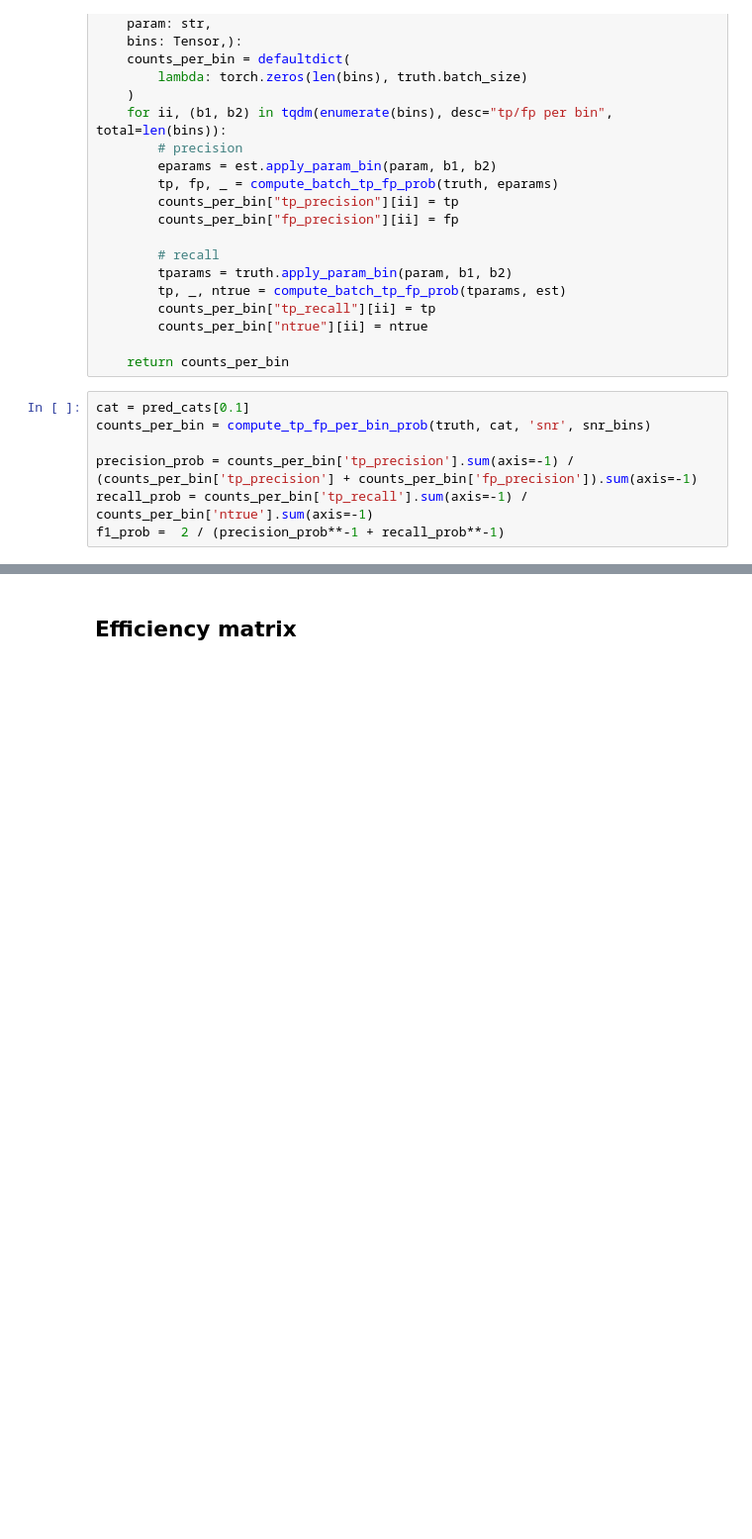
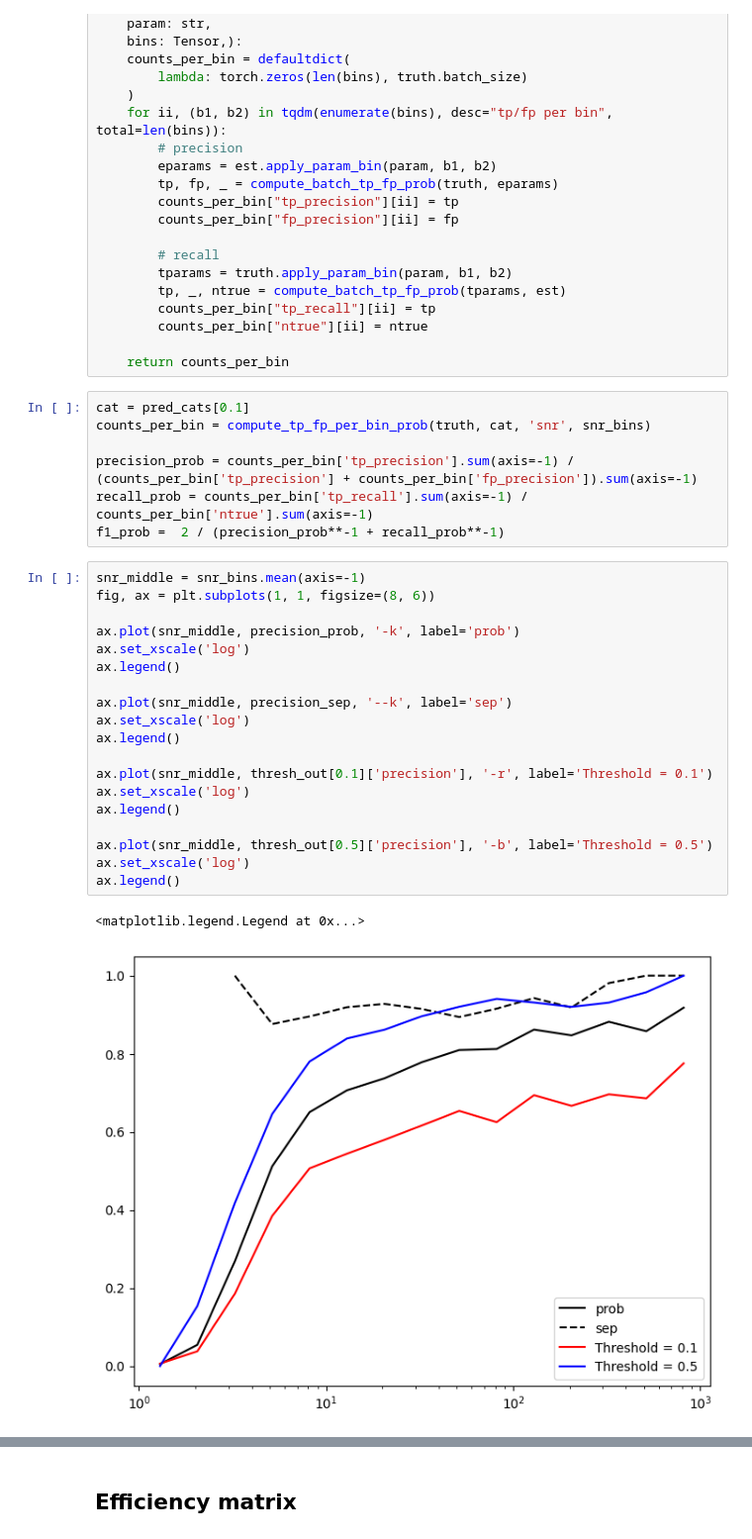
Before and after one commit to ismael-mendoza/bliss, a Jupyter notebook: experiment/notebooks/explore/new-results-detection1.ipynb, the cells around one changed output, grey strips where cells are left out. Shown at 99% size. Saved outputs shown, nothing was run; the diff lists cells and outputs as text; blank space fills up the shorter version.

```diff
--- a/experiment/notebooks/explore/new-results-detection1.ipynb
+++ b/experiment/notebooks/explore/new-results-detection1.ipynb
@@ -477,3 +481,25 @@ counts_per_bin = compute_tp_fp_per_bin_prob(truth, cat, 'snr', snr_bins)
 precision_prob = counts_per_bin['tp_precision'].sum(axis=-1) / (counts_per_bin['tp_precision'] + counts_per_bin['fp_precision']).sum(axis=-1)
 recall_prob = counts_per_bin['tp_recall'].sum(axis=-1) / counts_per_bin['ntrue'].sum(axis=-1)
 f1_prob =  2 / (precision_prob**-1 + recall_prob**-1)
+# %%
+snr_middle = snr_bins.mean(axis=-1)
+fig, ax = plt.subplots(1, 1, figsize=(8, 6))
+
+ax.plot(snr_middle, precision_prob, '-k', label='prob')
+ax.set_xscale('log')
+ax.legend()
+
+ax.plot(snr_middle, precision_sep, '--k', label='sep')
+ax.set_xscale('log')
+ax.legend()
+
+ax.plot(snr_middle, thresh_out[0.1]['precision'], '-r', label='Threshold = 0.1')
+ax.set_xscale('log')
+ax.legend()
+
+ax.plot(snr_middle, thresh_out[0.5]['precision'], '-b', label='Threshold = 0.5')
+ax.set_xscale('log')
+ax.legend()
+# %% [output]
+<matplotlib.legend.Legend at 0x...>
+[figure, added]
```
Also changed, not shown: parts of 5 cells of this notebook.
